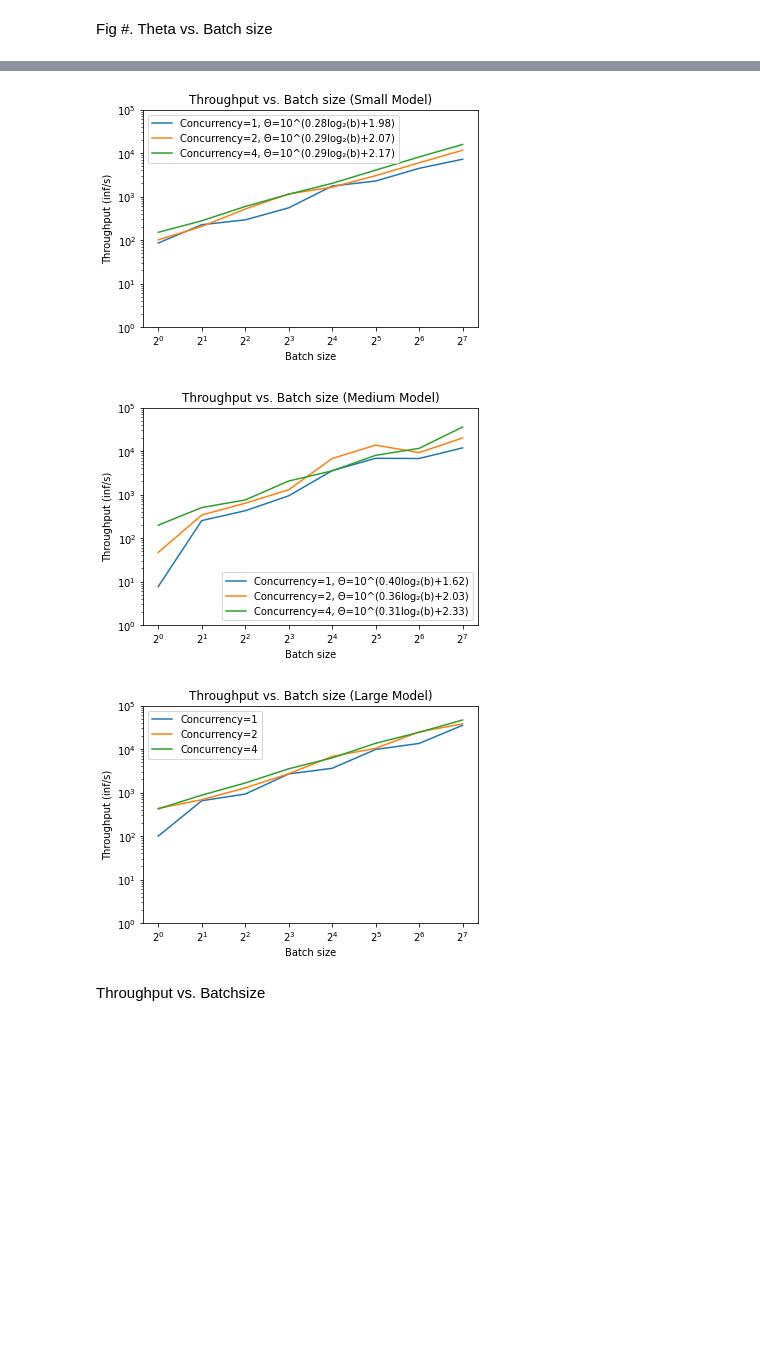
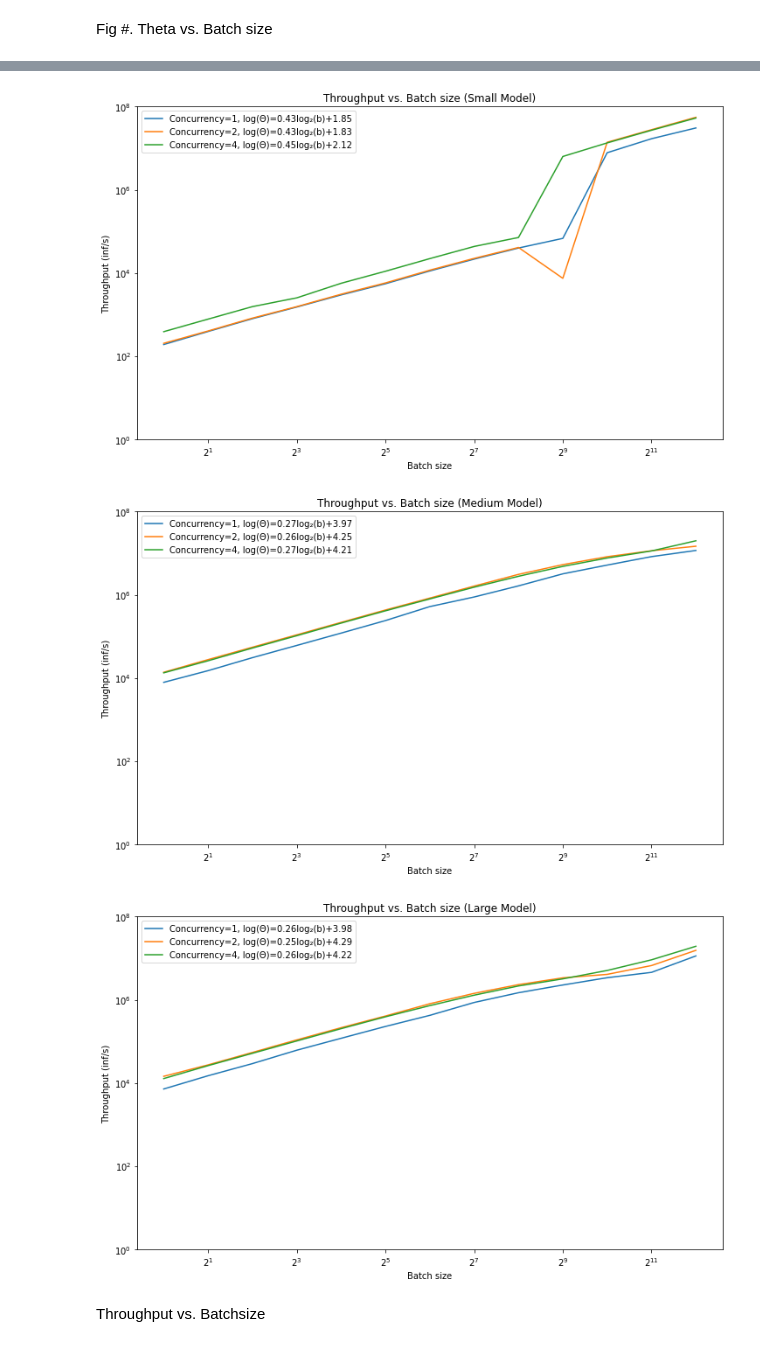
Before and after one commit to laszewsk/deprecated-osmi, a Jupyter notebook: results.ipynb, the cells around one changed output, grey strips where cells are left out. Drawn from its saved outputs; the diff is of its cells as text; code cells hidden in the pictures; blank space fills up the shorter version.

Commit message:
new graphs

```diff
--- a/results.ipynb
+++ b/results.ipynb
@@ -4,9 +4,11 @@ import matplotlib.pyplot as plt
 import numpy as np
 import math
 
-data = pd.read_csv('benchmark/results.csv')
-small_data = data[data['Model']=='small_lstm']
-medium_data = data[data['Model']=='medium_cnn']
-large_data = data[data['Model']=='large_tcnn']
-data
+plt.rcParams["figure.figsize"] = (12,7)
+
+v100_data = pd.read_csv('osmi-output/v100-results.csv')
+small_v100_data = v100_data[v100_data['Model']=='small_lstm']
+medium_v100_data = v100_data[v100_data['Model']=='medium_cnn']
+large_v100_data = v100_data[v100_data['Model']=='large_tcnn']
+v100_data
 # %% [output]
@@ -81,12 +102,12 @@ def formula(regression):
 # %%
 
 fig, ax = plt.subplots()
-ax.plot(small_data_1['BatchSize'], small_data_1['Theta (inf/s)'], label=f'Concurrency=1, Θ=10^({s1_reg[0]:.2f}log\u2082(b)+{s1_reg[1]:.2f})')
-ax.plot(small_data_2['BatchSize'], small_data_2['Theta (inf/s)'], label=f'Concurrency=2, Θ=10^({s2_reg[0]:.2f}log\u2082(b)+{s2_reg[1]:.2f})')
-ax.plot(small_data_4['BatchSize'], small_data_4['Theta (inf/s)'], label=f'Concurrency=4, Θ=10^({s3_reg[0]:.2f}log\u2082(b)+{s3_reg[1]:.2f})')
+ax.plot(small_v100_data_1['BatchSize'], small_v100_data_1['Theta (inf/s)'], label=f'Concurrency=1, ' + formula(s1_reg))
+ax.plot(small_v100_data_2['BatchSize'], small_v100_data_2['Theta (inf/s)'], label=f'Concurrency=2, ' + formula(s2_reg))
+ax.plot(small_v100_data_4['BatchSize'], small_v100_data_4['Theta (inf/s)'], label=f'Concurrency=4, ' + formula(s3_reg))
 ax.set_xscale('log', basex=2)
 ax.set_yscale('log', basey=10)
-ax.set_ylim([1, math.pow(10,5)])
+ax.set_ylim([1, math.pow(10,9)])
 
 ax.set_title('Throughput vs. Batch size (Small Model)')
 ax.set_xlabel('Batch size')
@@ -99,44 +120,44 @@ save_image("throughput-vs-batch-size(small-model)")
 plt.show()
 
 fig, ax = plt.subplots()
-ax.plot(medium_data_1['BatchSize'], medium_data_1['Theta (inf/s)'], label='Concurrency=1, ' + formula(m1_reg))
-ax.plot(medium_data_2['BatchSize'], medium_data_2['Theta (inf/s)'], label='Concurrency=2, ' + formula(m2_reg))
-ax.plot(medium_data_4['BatchSize'], medium_data_4['Theta (inf/s)'], label='Concurrency=4, ' + formula(m4_reg))
+ax.plot(medium_v100_data_1['BatchSize'], medium_v100_data_1['Theta (inf/s)'], label='Concurrency=1, ' + formula(m1_reg))
+ax.plot(medium_v100_data_2['BatchSize'], medium_v100_data_2['Theta (inf/s)'], label='Concurrency=2, ' + formula(m2_reg))
+ax.plot(medium_v100_data_4['BatchSize'], medium_v100_data_4['Theta (inf/s)'], label='Concurrency=4, ' + formula(m4_reg))
 ax.set_xscale('log', basex=2)
 ax.set_yscale('log', basey=10)
-ax.set_ylim([1, math.pow(10,5)])
+ax.set_ylim([1, math.pow(10,9)])
 
 ax.set_title('Throughput vs. Batch size (Medium Model)')
 ax.set_xlabel('Batch size')
 ax.set_ylabel('Throughput (inf/s)')
 
 ax.legend()
 
 save_image("throughput-vs-batch-size(medium-model)")
 
 plt.show()
 
 fig, ax = plt.subplots()
-ax.plot(large_data_1['BatchSize'], large_data_1['Theta (inf/s)'], label='Concurrency=1')
-ax.plot(large_data_2['BatchSize'], large_data_2['Theta (inf/s)'], label='Concurrency=2')
-ax.plot(large_data_4['BatchSize'], large_data_4['Theta (inf/s)'], label='Concurrency=4')
+ax.plot(large_v100_data_1['BatchSize'], large_v100_data_1['Theta (inf/s)'], label='Concurrency=1, ' + formula(l1_reg))
+ax.plot(large_v100_data_2['BatchSize'], large_v100_data_2['Theta (inf/s)'], label='Concurrency=2, ' + formula(l2_reg))
+ax.plot(large_v100_data_4['BatchSize'], large_v100_data_4['Theta (inf/s)'], label='Concurrency=4, ' + formula(l4_reg))
 ax.set_xscale('log', basex=2)
 ax.set_yscale('log', basey=10)
-ax.set_ylim([1, math.pow(10,5)])
+ax.set_ylim([1, math.pow(10,9)])
 
 ax.set_title('Throughput vs. Batch size (Large Model)')
 ax.set_xlabel('Batch size')
 ax.set_ylabel('Throughput (inf/s)')
 
 ax.legend()
 
 save_image("throughput-vs-batch-size(large-model)")
 
 plt.show()
 # %% [output]
-[figure, old version]
+[figure, new version]
-[figure, old version]
+[figure, new version]
-[figure, old version]
+[figure, new version]
 # %% [markdown]
 Throughput vs. Batchsize
 # %%
```
Also changed, not shown: parts of 10 cells of this notebook, 2 other files.
